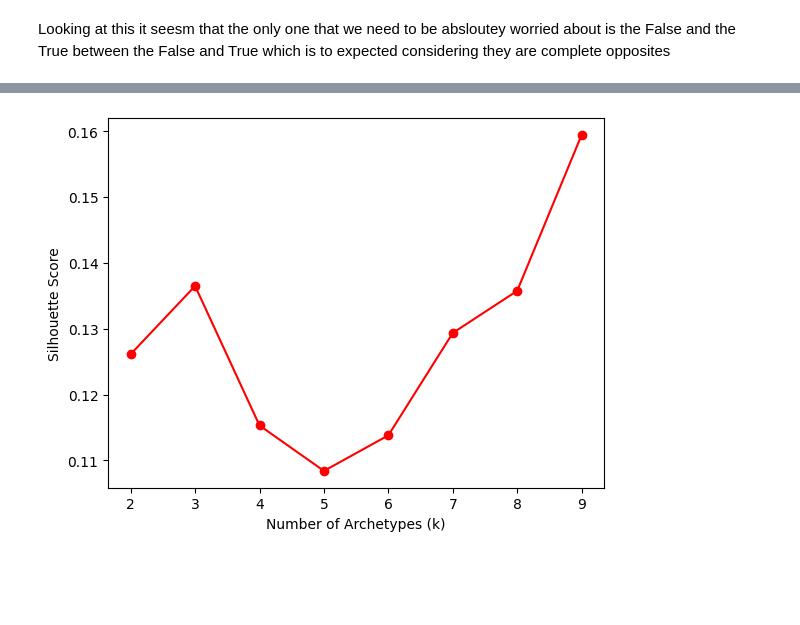
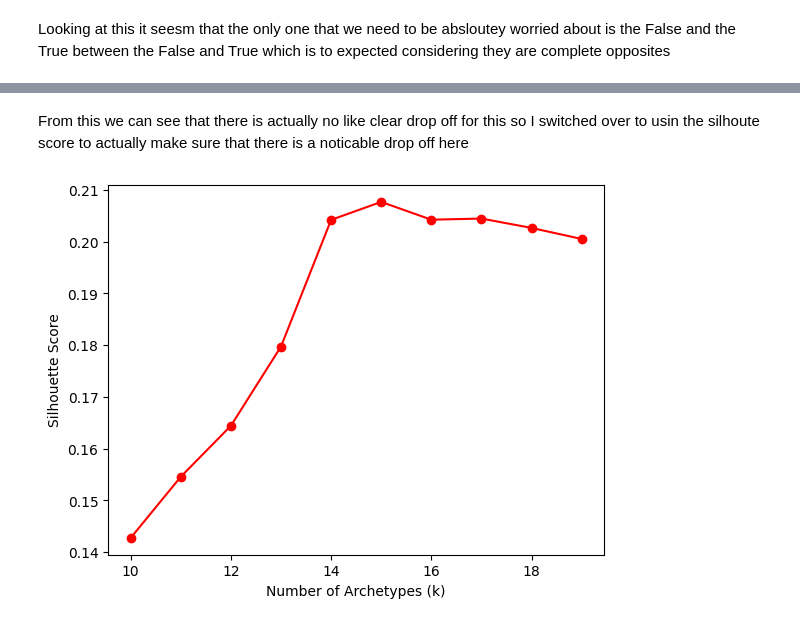
Before and after one commit to Doggo21345/Xbox-ELT-pipeline, a Jupyter notebook: ML/Notebooks/EDA.ipynb, the cells around one changed output, grey strips where cells are left out. Drawn from its saved outputs; the diff is of its cells as text; code cells hidden in the pictures; blank space fills up the shorter version.

Commit message:
imported ML Flow + More experimentation

```diff
--- a/ML/Notebooks/EDA.ipynb
+++ b/ML/Notebooks/EDA.ipynb
@@ -101,3 +149,6 @@ final_df = final_df.drop(columns= columns_drop  )
+# %%
+final_df.loc[(final_df['ESRB_x'] == 'E') & (final_df['ESRB_Content_Descriptors'].isna()), 'ESRB_Content_Descriptors'] = 'None'
+final_df.loc[(final_df['ESRB_x'] == 'RP') & (final_df['ESRB_Content_Descriptors'].isna()), 'ESRB_Content_Descriptors'] = 'Pending'
 # %%
 cols_to_keep = [col for col in final_df.columns if 'RentalCount' not in col and 'PurchaseCount' not in col and 'PlayCount' not in col and 'TimeSpan' not in col]
 final_df = final_df[cols_to_keep]
@@ -125,3 +178,3 @@ missing_meta
 # %%
-final_df_csv['ESRB_Content_Descriptors'] = final_df_csv['ESRB_Content_Descriptors'].astype(str)
+final_df['ESRB_Content_Descriptors' ]= final_df['ESRB_Content_Descriptors'].astype(str)
 # %% [output]
@@ -489,0 +546,11 @@ X_test[num_cols_for_impute] = imputer.transform(X_test[num_cols_for_impute])
+# %%
+from sklearn.impute import KNNImputer
+imputer = KNNImputer(n_neighbors=5)
+num_cols_for_impute = [
+    'Metacritic'
+]
+catagoricals_impute = ['ESRB_Content_Descriptors']
+X_train[num_cols_for_impute] = imputer.fit_transform(X_train[num_cols_for_impute])
+X_train[catagoricals_impute] = imputer.fit_transform(X_train[catagoricals_impute])
+X_test[num_cols_for_impute] = imputer.transform(X_test[num_cols_for_impute])
+X_test[catagoricals_impute] = imputer.transform(X_test[catagoricals_impute])
@@ -530 +587,2 @@ dtype: object
 # %%
+X_train['developer'] = X_train['developer'].fillna('electronic arts')
@@ -719,19 +829,21 @@ plt.show()
+# %% [markdown]
+From this we can see that there is actually no like clear drop off for this so I switched over to usin the silhoute score to actually make sure that there is a noticable drop off here
 # %%
 from sklearn.metrics import silhouette_score
 
 # Calculate scores for different k values
 s_scores = []
-K_range = range(2, 10) # Silhouette isn't defined for k=1
+K_range = range(10, 20) # Silhouette isn't defined for k=1
 
 for k in K_range:
     km = KMeans(n_clusters=k, random_state=42)
     labels = km.fit_predict(X_final)
     s_scores.append(silhouette_score(X_final, labels))
 
 # Plotting the Silhouette Scores
 plt.plot(K_range, s_scores, 'ro-')
 plt.xlabel('Number of Archetypes (k)')
 plt.ylabel('Silhouette Score')
 plt.show()
 # %% [output]
-[figure, old version]
+[figure, new version]
```
Also changed, not shown: parts of 49 cells of this notebook, 1 other file.
